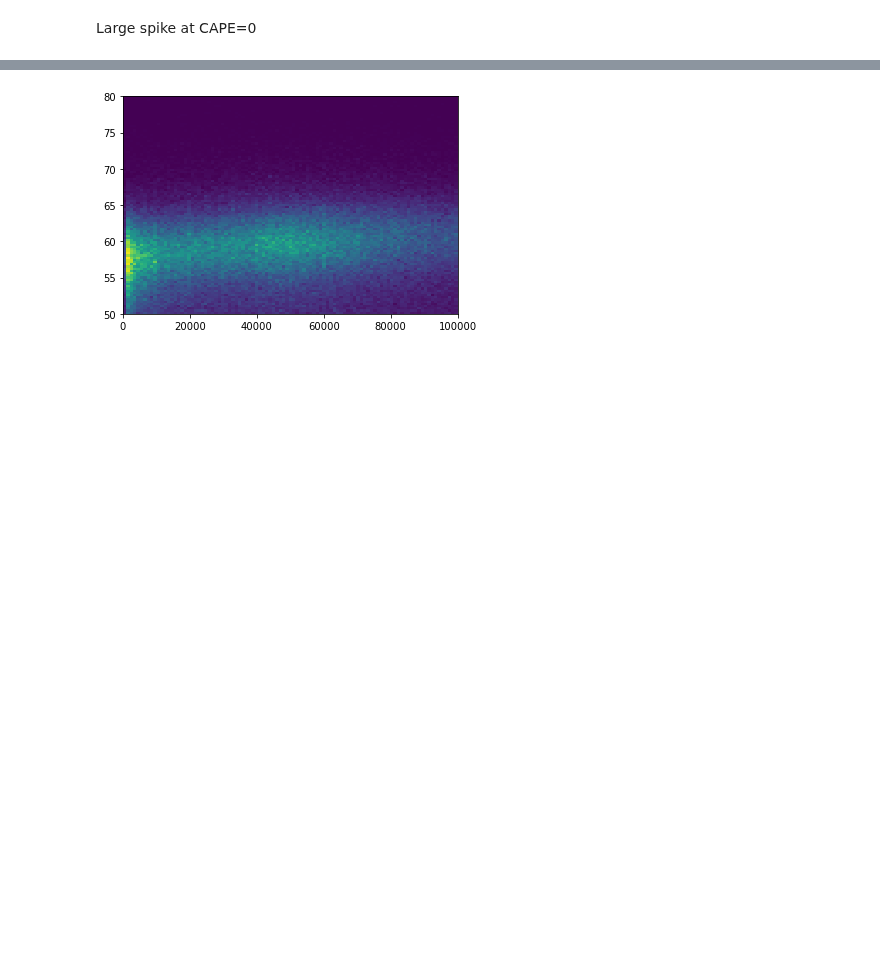
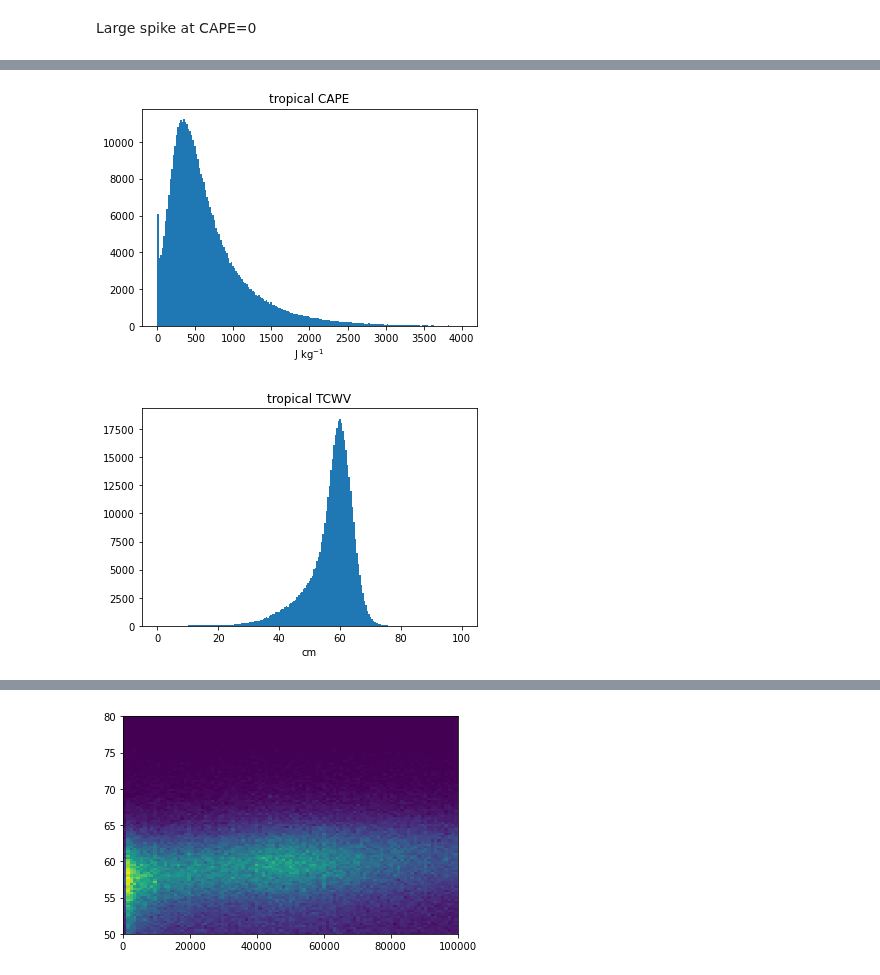
Before and after one commit to markmuetz/mcs_prime, a Jupyter notebook: ctrl/notebooks/dev/gridpoint_env_precursor_analysis.ipynb, the cells around one changed output, grey strips where cells are left out. Saved outputs shown, nothing was run; the diff lists cells and outputs as text; code cells hidden in the pictures; blank space fills up the shorter version.

```diff
--- a/ctrl/notebooks/dev/gridpoint_env_precursor_analysis.ipynb
+++ b/ctrl/notebooks/dev/gridpoint_env_precursor_analysis.ipynb
@@ -49,0 +116,8 @@ plt.hist(track_era5.tcwv.values[mask], bins=np.linspace(0, 100, 200));
+# %%
+mask = ~np.isnan(track_era5_tropical.cape)
+
+plot_hist('tropical CAPE', 'J kg$^{-1}$', track_era5_tropical.cape.values, mask, bins=np.linspace(0, 4000, 200))
+plot_hist('tropical TCWV', 'cm', track_era5_tropical.tcwv.values, mask, bins=np.linspace(0, 100, 200))
+# %% [output]
+[figure, added]
+[figure, added]
```
Also changed, not shown: parts of 62 cells of this notebook, 3 other files.
